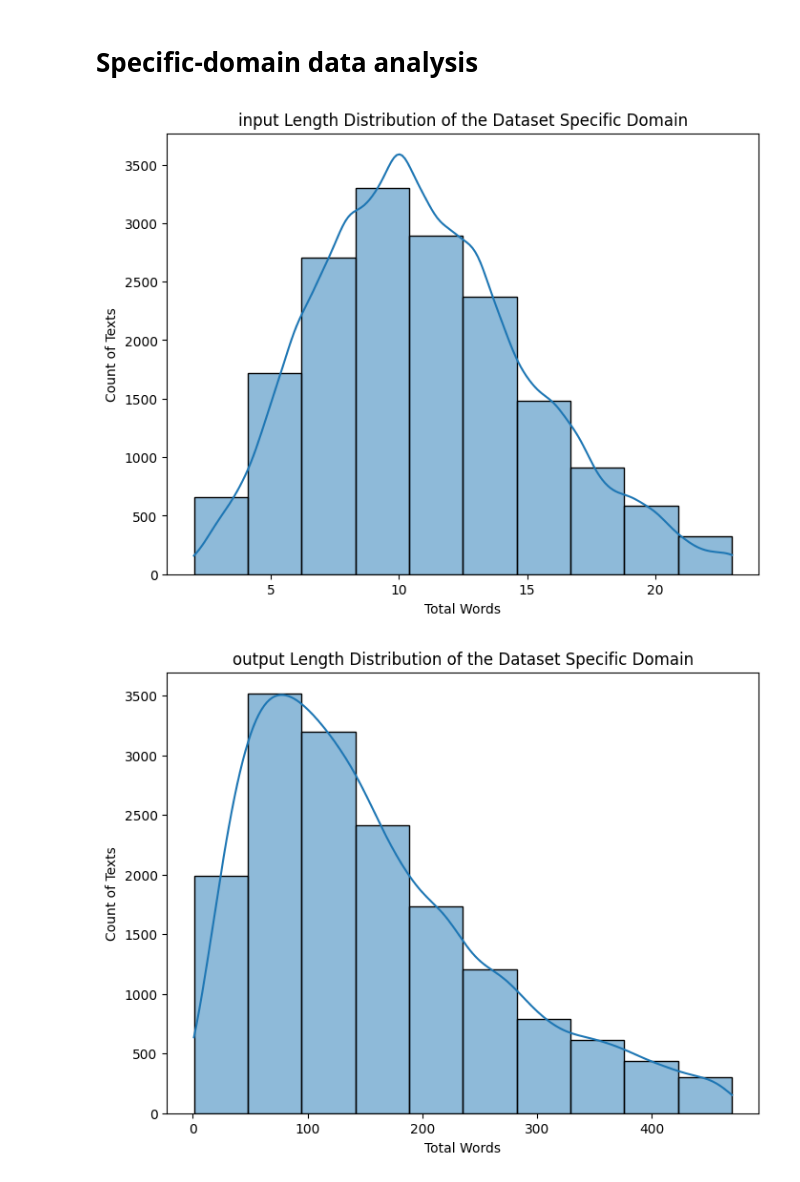
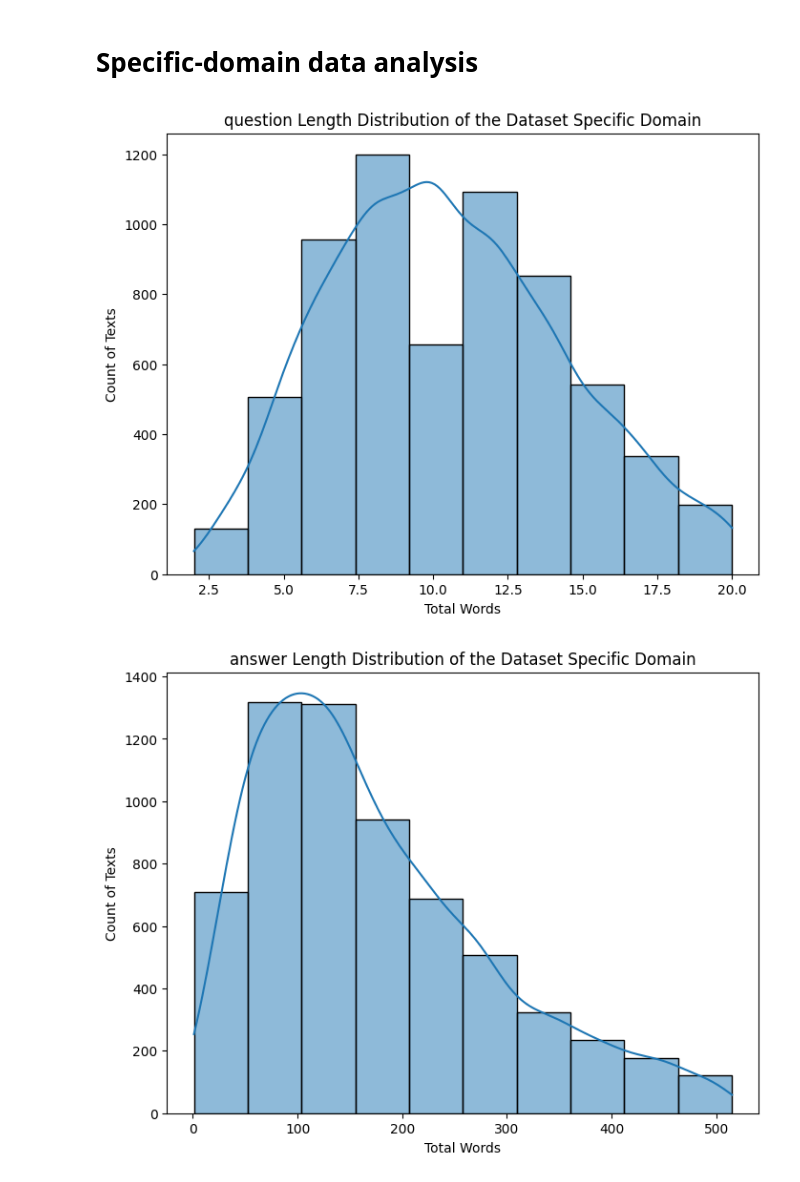
Before and after one commit to riso1410/guarded-query-router, a Jupyter notebook: preprocessing/preprocessing.ipynb, the cells around one changed output. Saved outputs shown, nothing was run; the diff lists cells and outputs as text; code cells hidden in the pictures.

Commit message:
data preprocessing improved, added data loading and setup for examples

```diff
--- a/preprocessing/preprocessing.ipynb
+++ b/preprocessing/preprocessing.ipynb
@@ -17,6 +17,12 @@ open_data, specific_data = load_data()
 # %%
 open_data = open_data[['Question', 'Response']]
 specific_data = specific_data[['input', 'output']]
+# %%
+open_data.rename(columns={"Question": "question", "Response": "answer"}, inplace=True)
+specific_data.rename(columns={"input": "question", "output": "answer"}, inplace=True)
+# %%
+open_data.drop_duplicates(subset=['question'], keep="first", inplace=True)
+specific_data.drop_duplicates(subset=['question'], keep="first", inplace=True)
 # %% [markdown]
 # Utilities
 # %%
@@ -33,7 +39,7 @@ def remove_outliers(df, column_name):
 # %%
 def get_col_len(column_name, df, df_name, remove_outliers_flag=False):
 
-    df.loc[:, f'{column_name}_length'] = df[column_name].str.split().str.len()
+    df.loc[:, f'{column_name}_length'] = df[column_name].str.split().str.len().fillna(0)
 
     if remove_outliers_flag:
         df = remove_outliers(df, f'{column_name}_length')
@@ -58,10 +64,10 @@ a_open_mean, a_open_median, a_open_max, a_open_min = get_col_len('Response', ope
 # %% [markdown]
 # Specific-domain data analysis
 # %%
-q_specific_mean, q_specific_median, q_specific_max, q_specific_min = get_col_len('input', specific_data, "Specific Domain", remove_outliers_flag=True)
-a_specific_mean, a_specific_median, a_specific_max, a_specific_min = get_col_len('output', specific_data, "Specific Domain", remove_outliers_flag=True)
+q_specific_mean, q_specific_median, q_specific_max, q_specific_min = get_col_len('question', specific_data, "Specific Domain", remove_outliers_flag=True)
+a_specific_mean, a_specific_median, a_specific_max, a_specific_min = get_col_len('answer', specific_data, "Specific Domain", remove_outliers_flag=True)
 # %% [output]
-[figure, old version]
+[figure, new version]
-[figure, old version]
+[figure, new version]
 # %%
 print(f"Open Domain Question: Mean: {q_open_mean}, Median: {q_open_median}, Max: {q_open_max}, Min: {q_open_min}")
```
Also changed, not shown: parts of 7 cells of this notebook, 3 other files.
